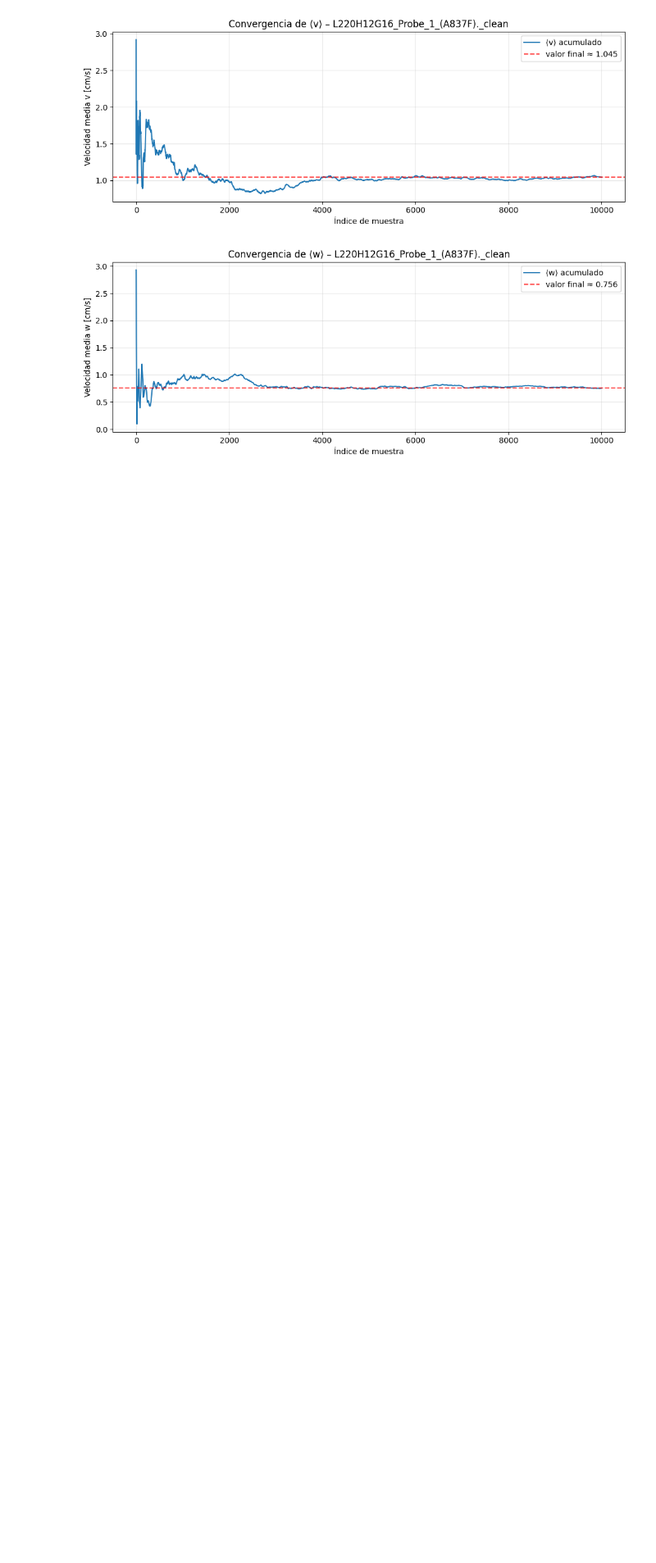
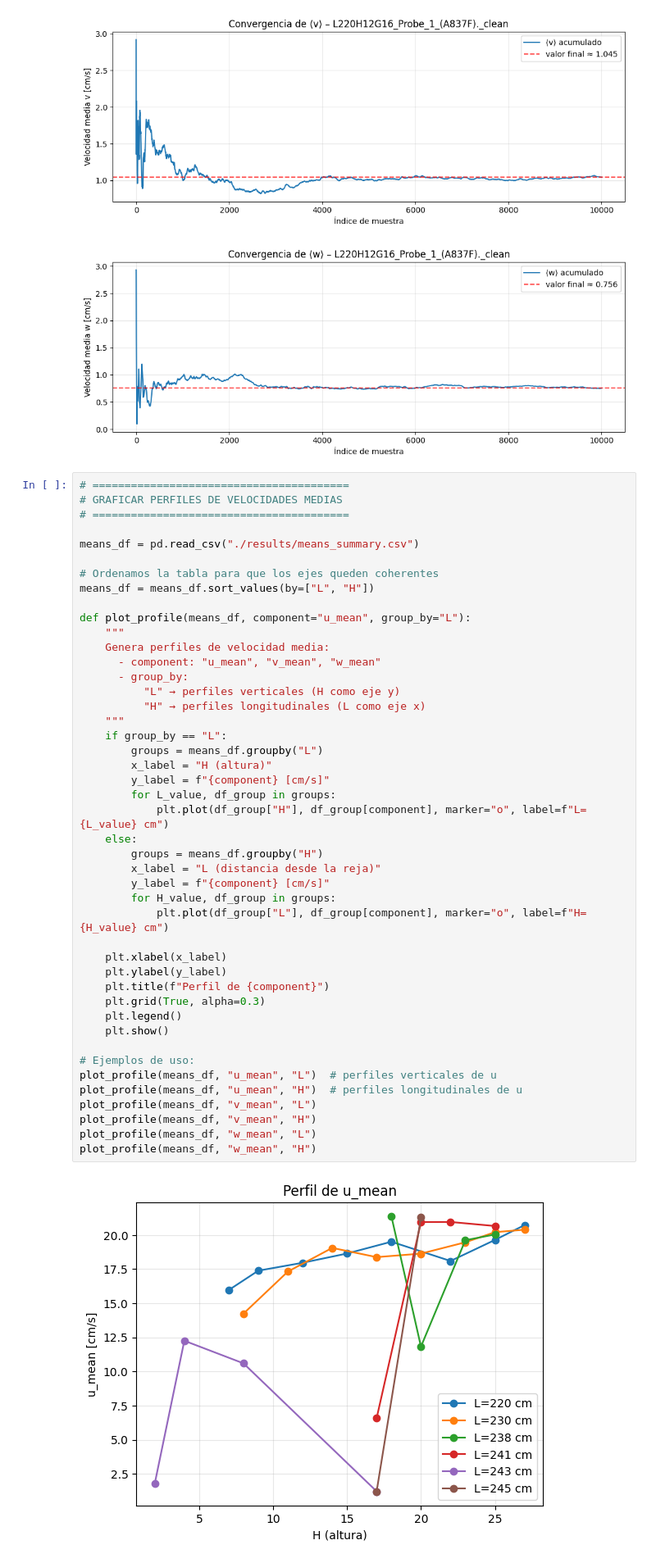
Before and after one commit to dvaldesg/phase-space-thresholding-adv-despiker, a Jupyter notebook: data_cleaner.ipynb, the cells around one changed output. Shown at 82% size. Cells and saved outputs as stored; diff of their text form; blank space fills up the shorter version.

Commit message:
evolution of the average velocity profile, longitudinal, transverse, and vertical

```diff
--- a/data_cleaner.ipynb
+++ b/data_cleaner.ipynb
@@ -650,3 +650,50 @@ plot_running_means_for_file("L220H12G16_Probe_1_(A837F)._clean.csv", max_points=
 [figure]
 [figure]
 [figure]
+# %%
+# ========================================
+# GRAFICAR PERFILES DE VELOCIDADES MEDIAS
+# ========================================
+
+means_df = pd.read_csv("./results/means_summary.csv")
+
+# Ordenamos la tabla para que los ejes queden coherentes
+means_df = means_df.sort_values(by=["L", "H"])
+
+def plot_profile(means_df, component="u_mean", group_by="L"):
+    """
+    Genera perfiles de velocidad media:
+      - component: "u_mean", "v_mean", "w_mean"
+      - group_by:
+          "L" → perfiles verticales (H como eje y)
+          "H" → perfiles longitudinales (L como eje x)
+    """
+    if group_by == "L":
+        groups = means_df.groupby("L")
+        x_label = "H (altura)"
+        y_label = f"{component} [cm/s]"
+        for L_value, df_group in groups:
+            plt.plot(df_group["H"], df_group[component], marker="o", label=f"L={L_value} cm")
+    else:
+        groups = means_df.groupby("H")
+        x_label = "L (distancia desde la reja)"
+        y_label = f"{component} [cm/s]"
+        for H_value, df_group in groups:
+            plt.plot(df_group["L"], df_group[component], marker="o", label=f"H={H_value} cm")
+
+    plt.xlabel(x_label)
+    plt.ylabel(y_label)
+    plt.title(f"Perfil de {component}")
+    plt.grid(True, alpha=0.3)
+    plt.legend()
+    plt.show()
+
+# Ejemplos de uso:
+plot_profile(means_df, "u_mean", "L")  # perfiles verticales de u
+plot_profile(means_df, "u_mean", "H")  # perfiles longitudinales de u
+plot_profile(means_df, "v_mean", "L")
+plot_profile(means_df, "v_mean", "H")
+plot_profile(means_df, "w_mean", "L")
+plot_profile(means_df, "w_mean", "H")
+# %% [output]
+[figure, added]
```
Also changed, not shown: parts of 1 cell of this notebook.
